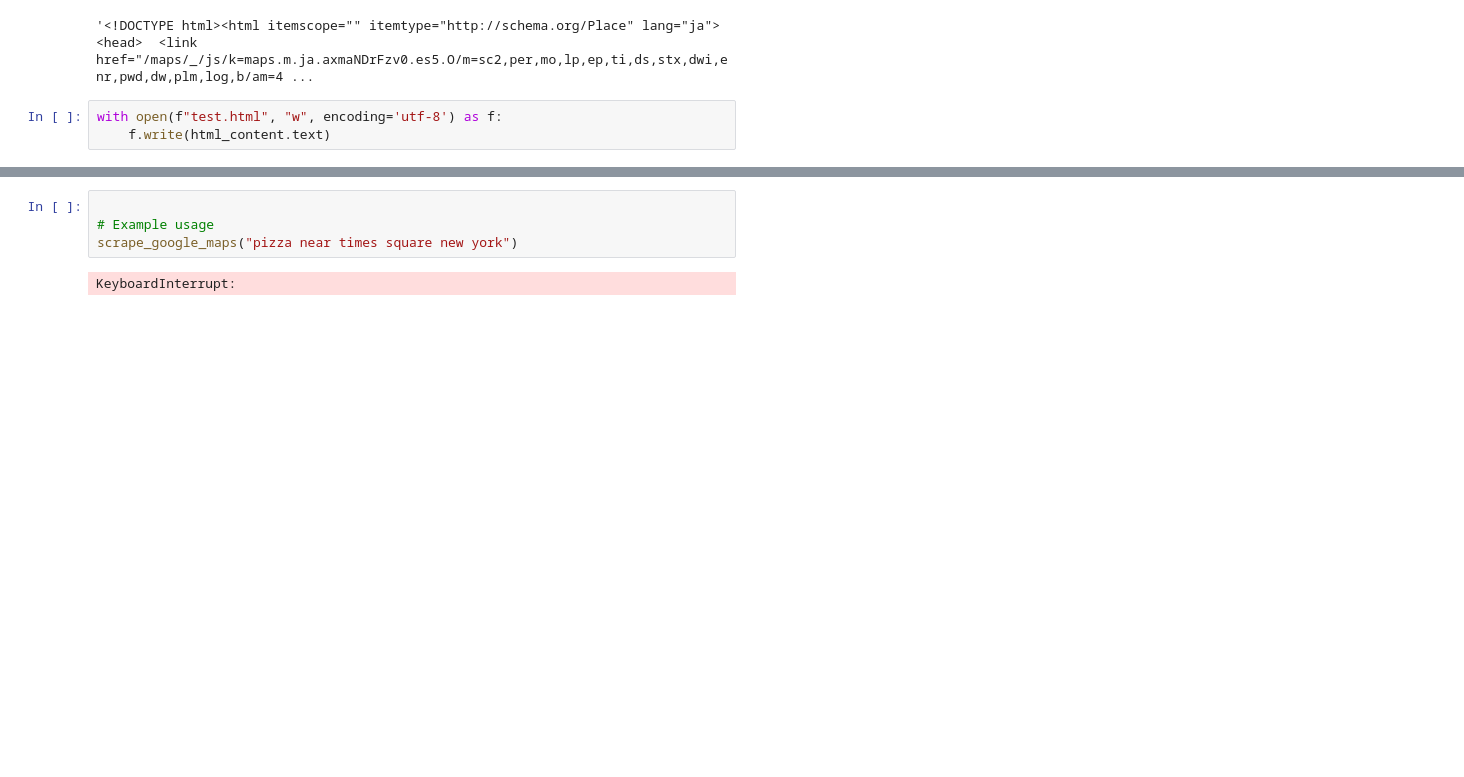
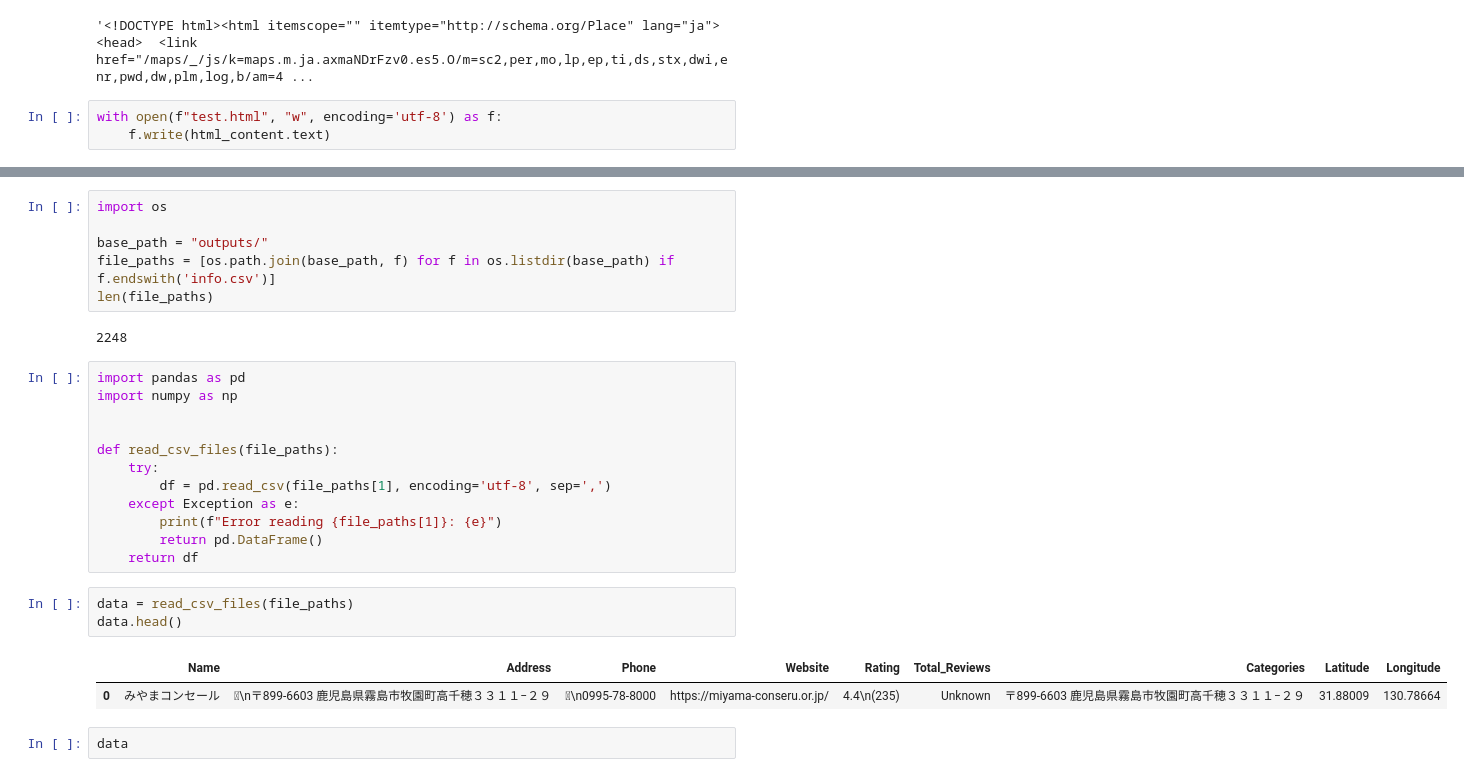
Before and after one commit to bit-magpie/travel_info_web-scraper, a Jupyter notebook: scrape.ipynb, the cells around one changed output, grey strips where cells are left out. Cells and saved outputs as stored; diff of their text form; blank space fills up the shorter version.

```diff
--- a/scrape.ipynb
+++ b/scrape.ipynb
@@ -86,6 +38,28 @@ def scrape_google_maps(query):
-# %%
-
-# Example usage
-scrape_google_maps("pizza near times square new york")
-# %% [output]
-KeyboardInterrupt:
+# %%
+import os
+
+base_path = "outputs/"
+file_paths = [os.path.join(base_path, f) for f in os.listdir(base_path) if f.endswith('info.csv')]
+len(file_paths)
+# %% [output]
+2248
+# %%
+import pandas as pd
+import numpy as np
+
+
+def read_csv_files(file_paths):
+    try:
+        df = pd.read_csv(file_paths[1], encoding='utf-8', sep=',')
+    except Exception as e:
+        print(f"Error reading {file_paths[1]}: {e}")
+        return pd.DataFrame()
+    return df
+# %%
+data = read_csv_files(file_paths)
+data.head()
+# %% [output]
+|  | Name | Address | Phone | Website | Rating | Total_Reviews | Categories | Latitude | Longitude |
+| 0 | みやまコンセール | \n〒899-6603 鹿児島県霧島市牧園町高千穂３３１１−２９ | \n0995-78-8000 | https://miyama-conseru.or.jp/ | 4.4\n(235) | Unknown | 〒899-6603 鹿児島県霧島市牧園町高千穂３３１１−２９ | 31.88009 | 130.78664 |
+# %%
+data
```
Also changed, not shown: parts of 2 cells of this notebook, 9 other files.
